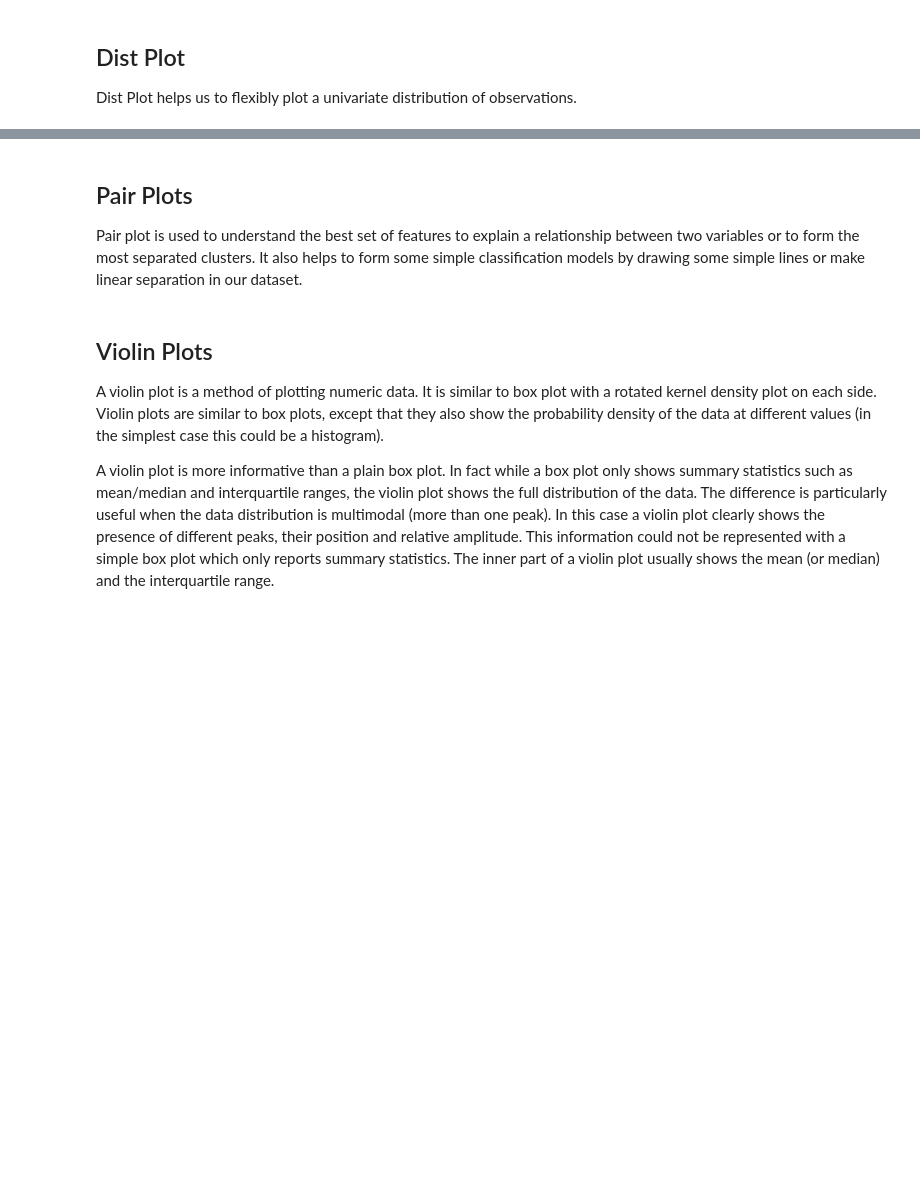
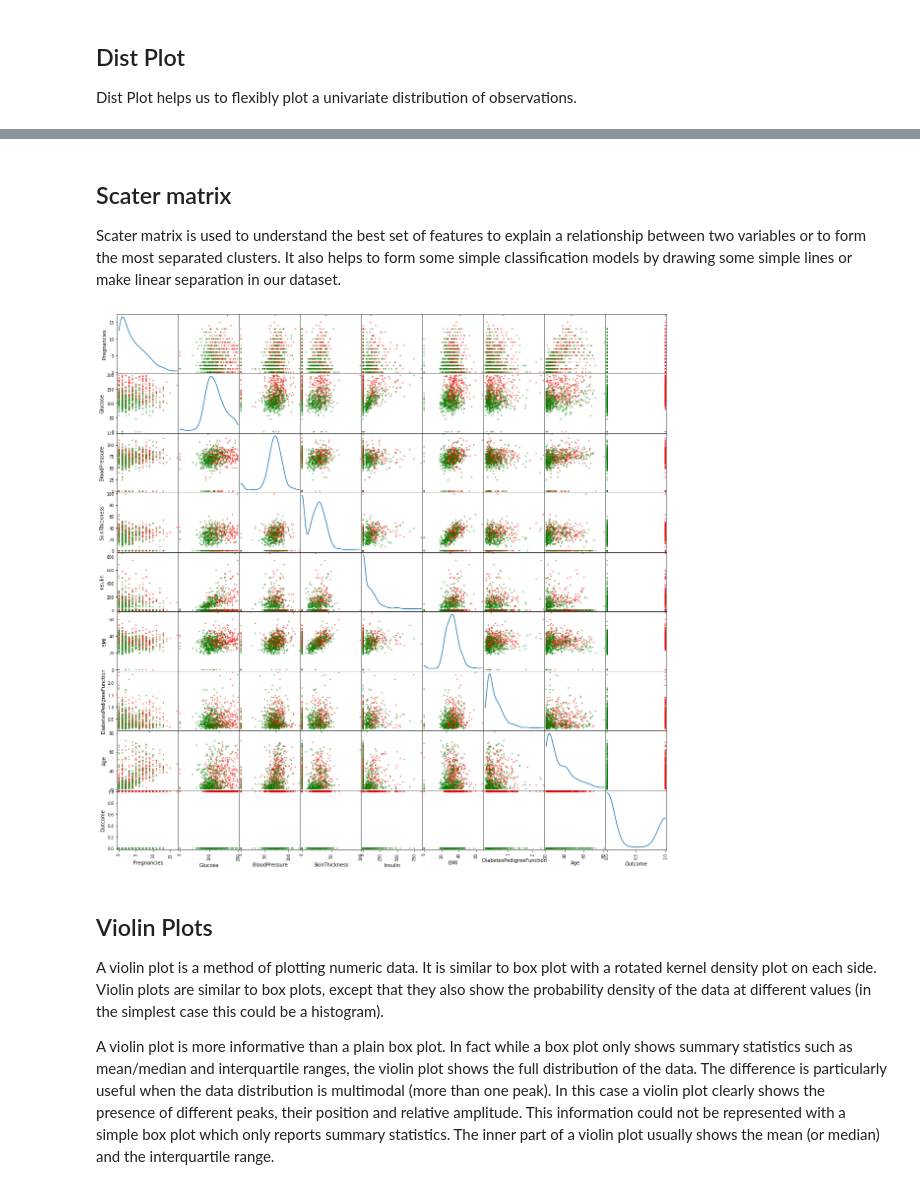
Before and after one commit to ClaudiuCreanga/autumn_school, a Jupyter notebook: pima-indians-diabetes-beginner.ipynb, the cells around one changed output, grey strips where cells are left out. Drawn from its saved outputs; the diff is of its cells as text; code cells hidden in the pictures; blank space fills up the shorter version.

```diff
--- a/pima-indians-diabetes-beginner.ipynb
+++ b/pima-indians-diabetes-beginner.ipynb
@@ -123,4 +151,4 @@ sns.regplot(x='SkinThickness', y= 'Insulin', data=df)
 # %% [markdown]
-## Pair Plots
+## Scater matrix
 
-Pair plot is used to understand the best set of features to explain a relationship between two variables or to form the most separated clusters. It also helps to form some simple classification models by drawing some simple lines or make linear separation in our dataset.
+Scater matrix is used to understand the best set of features to explain a relationship between two variables or to form the most separated clusters. It also helps to form some simple classification models by drawing some simple lines or make linear separation in our dataset.
@@ -129,3 +155,8 @@ sns.pairplot(data=df,hue='Outcome')
+# %%
+colors=['green','red']
+spd = pd.plotting.scatter_matrix(df, figsize=(20,20), diagonal="kde", c=df.Outcome.apply(lambda x:colors[x]))
+# %% [output]
+[figure, added]
 # %% [markdown]
 ## Violin Plots
 
```
Also changed, not shown: parts of 14 cells of this notebook, 2 other files.
